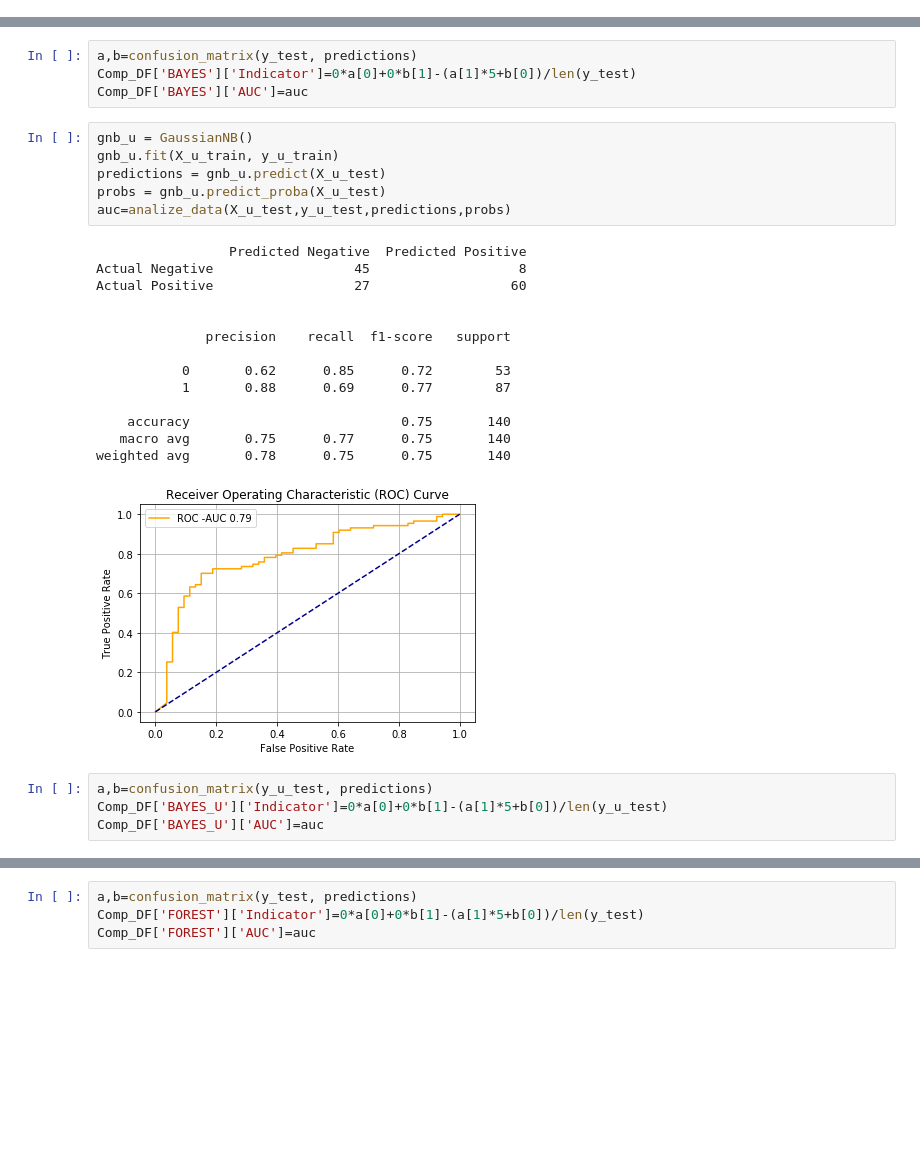
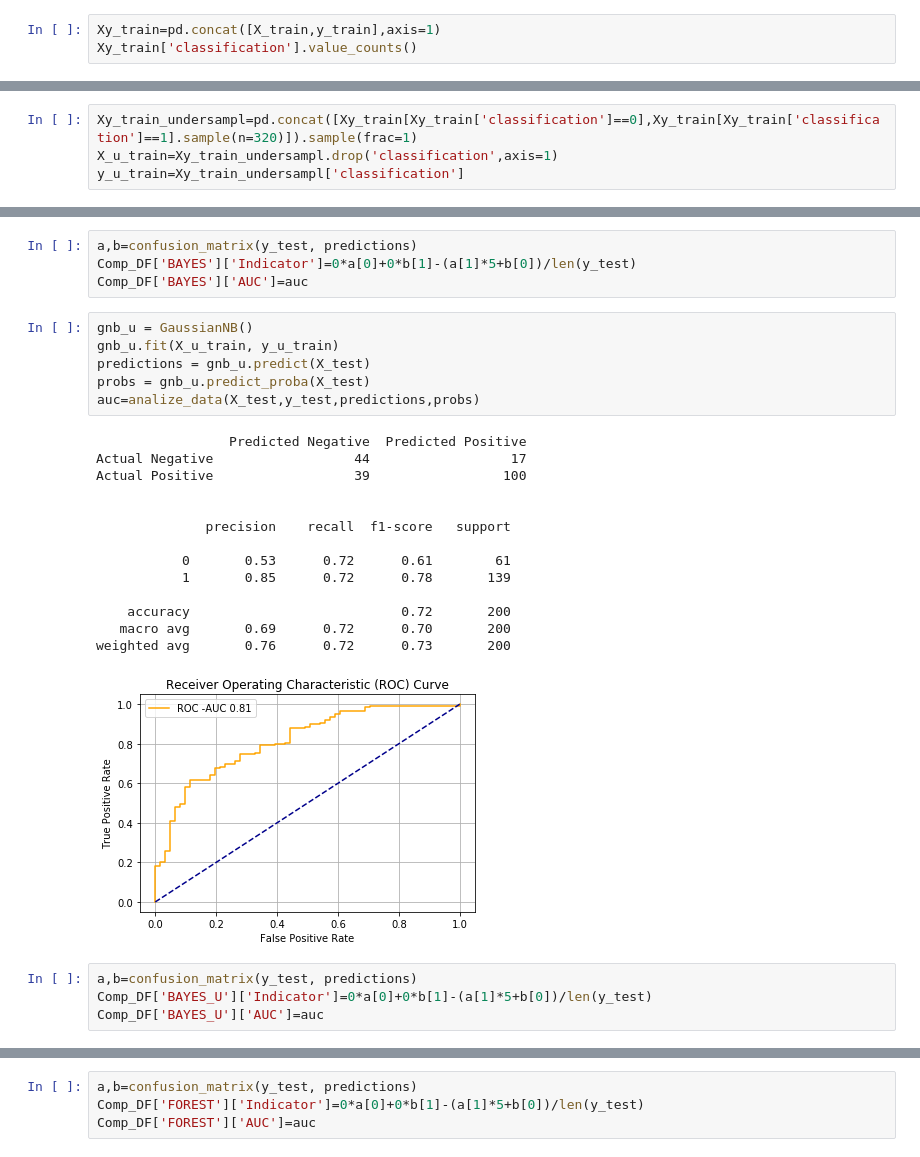
Before and after one commit to Bartloc/ml-german-credit, a Jupyter notebook: German-Credit-Data-ML-mixed.ipynb, the cells around one changed output, grey strips where cells are left out. Cells and saved outputs as stored; diff of their text form; blank space fills up the shorter version.

```diff
--- a/German-Credit-Data-ML-mixed.ipynb
+++ b/German-Credit-Data-ML-mixed.ipynb
@@ -170,0 +171,3 @@ X_u_train, X_u_test, y_u_train, y_u_test = train_test_split(X_u,y_u,test_size=0.
+# %%
+Xy_train=pd.concat([X_train,y_train],axis=1)
+Xy_train['classification'].value_counts()
@@ -171,3 +178,7 @@ X_u_train, X_u_test, y_u_train, y_u_test = train_test_split(X_u,y_u,test_size=0.
+# %%
+Xy_train_undersampl=pd.concat([Xy_train[Xy_train['classification']==0],Xy_train[Xy_train['classification']==1].sample(n=320)]).sample(frac=1)
+X_u_train=Xy_train_undersampl.drop('classification',axis=1)
+y_u_train=Xy_train_undersampl['classification']
 # %%
 y_test.value_counts()
 # %% [output]
@@ -344,27 +335,27 @@ Comp_DF['BAYES']['AUC']=auc
 # %%
 gnb_u = GaussianNB()
 gnb_u.fit(X_u_train, y_u_train)
-predictions = gnb_u.predict(X_u_test)
-probs = gnb_u.predict_proba(X_u_test)
-auc=analize_data(X_u_test,y_u_test,predictions,probs)
+predictions = gnb_u.predict(X_test)
+probs = gnb_u.predict_proba(X_test)
+auc=analize_data(X_test,y_test,predictions,probs)
 # %% [output]
                  Predicted Negative  Predicted Positive
-Actual Negative                  45                   8
-Actual Positive                  27                  60
+Actual Negative                  44                  17
+Actual Positive                  39                 100
 
 
               precision    recall  f1-score   support
 
-           0       0.62      0.85      0.72        53
-           1       0.88      0.69      0.77        87
+           0       0.53      0.72      0.61        61
+           1       0.85      0.72      0.78       139
 
-    accuracy                           0.75       140
-   macro avg       0.75      0.77      0.75       140
-weighted avg       0.78      0.75      0.75       140
+    accuracy                           0.72       200
+   macro avg       0.69      0.72      0.70       200
+weighted avg       0.76      0.72      0.73       200
-[figure, old version]
+[figure, new version]
 # %%
-a,b=confusion_matrix(y_u_test, predictions)
-Comp_DF['BAYES_U']['Indicator']=0*a[0]+0*b[1]-(a[1]*5+b[0])/len(y_u_test)
+a,b=confusion_matrix(y_test, predictions)
+Comp_DF['BAYES_U']['Indicator']=0*a[0]+0*b[1]-(a[1]*5+b[0])/len(y_test)
 Comp_DF['BAYES_U']['AUC']=auc
 # %%
 from sklearn.ensemble import RandomForestClassifier
```
Also changed, not shown: parts of 17 cells of this notebook.
